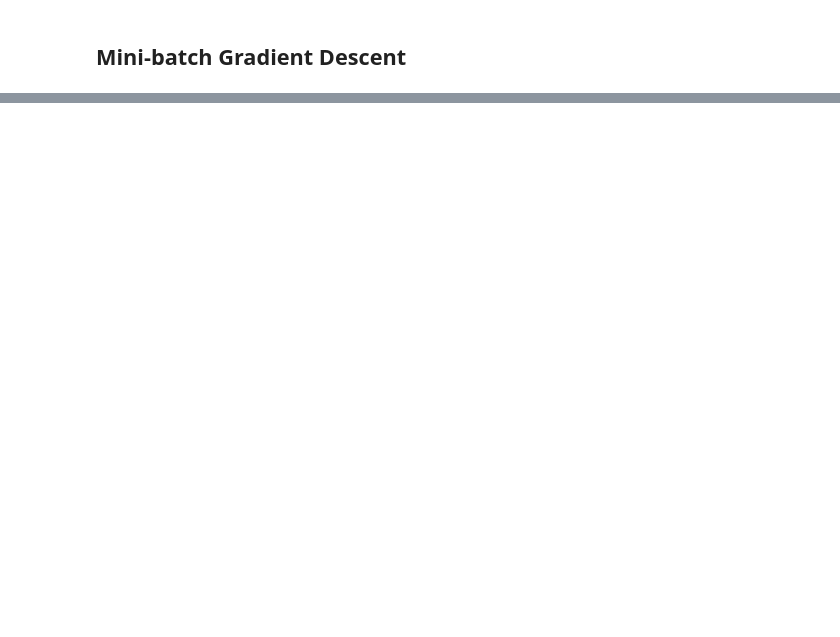
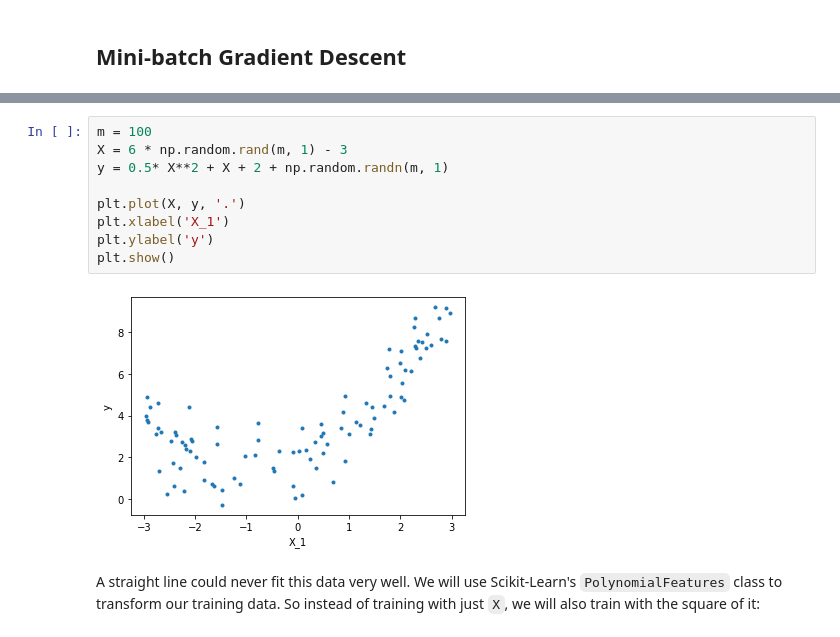
Before and after one commit to achi113s/MLBook, a Jupyter notebook: Ch4TrainingModels.ipynb, the cells around one changed output, grey strips where cells are left out. Saved outputs shown, nothing was run; the diff lists cells and outputs as text; blank space fills up the shorter version.

```diff
--- a/Ch4TrainingModels.ipynb
+++ b/Ch4TrainingModels.ipynb
@@ -232,0 +241,13 @@ sgd_reg.intercept_, sgd_reg.coef_
+# %%
+m = 100
+X = 6 * np.random.rand(m, 1) - 3
+y = 0.5* X**2 + X + 2 + np.random.randn(m, 1)
+
+plt.plot(X, y, '.')
+plt.xlabel('X_1')
+plt.ylabel('y')
+plt.show()
+# %% [output]
+[figure, added]
+# %% [markdown]
+A straight line could never fit this data very well. We will use Scikit-Learn's `PolynomialFeatures` class to transform our training data. So instead of training with just `X`, we will also train with the square of it:
```
Also changed, not shown: parts of 25 cells of this notebook.
